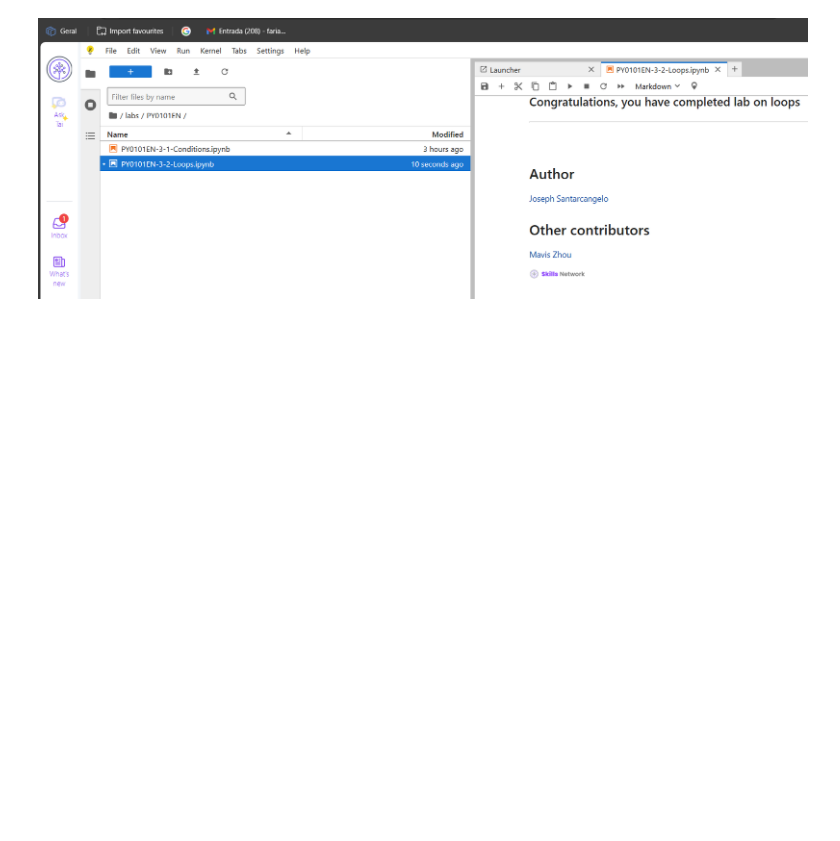
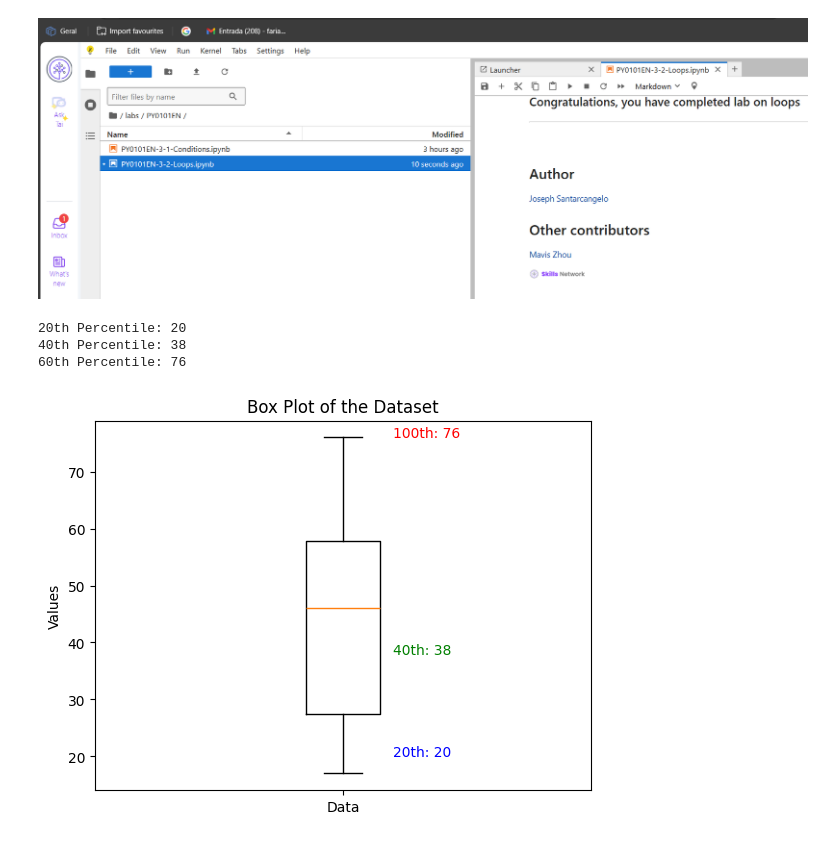
Before and after one commit to murilofarias10/MF-CCTB, a Jupyter notebook: LAB_conditions_and_loops.ipynb, the cells around one changed output. Cells and saved outputs as stored; diff of their text form; code cells hidden in the pictures; blank space fills up the shorter version.

Commit message:
including some others things about Box-and-Whisker Plots

```diff
--- a/LAB_conditions_and_loops.ipynb
+++ b/LAB_conditions_and_loops.ipynb
@@ -296,3 +296,62 @@ print(New)
 ['giraffe', 'gorilla', 'parrots']
 # %% [markdown]
 ![image.png](embedded-picture-1)
+# %%
+import matplotlib.pyplot as plt
+import numpy as np
+
+# Dataset
+data = [17, 20, 30, 38, 54, 55, 66, 76]
+
+# Sort the data to ensure it's in ascending order
+data.sort()
+
+# Function to calculate percentiles based on the given rules
+def calculate_percentile(data, percentile):
+    n = len(data)
+    i = (percentile / 100) * n
+
+    # If the index is not a whole number, round it up
+    if not i.is_integer():
+        i = np.ceil(i)  # Round up to the next whole number
+    else:
+        i = int(i)
+        # If it's a whole number, find the midpoint between the i-th and (i+1)-th values
+        if i < n:
+            return (data[i - 1] + data[i]) / 2
+        else:
+            return data[i - 1]
+
+    # Return the value at the calculated position
+    return data[int(i) - 1]
+
+# Calculate percentiles
+p20 = calculate_percentile(data, 20)
+p40 = calculate_percentile(data, 40)
+p100 = calculate_percentile(data, 100)
+
+# Display the percentiles
+print(f"20th Percentile: {p20}")
+print(f"40th Percentile: {p40}")
+print(f"60th Percentile: {p100}")
+
+# Create the box plot
+plt.boxplot(data)
+
+# Adding titles and labels
+plt.title("Box Plot of the Dataset")
+plt.ylabel("Values")
+plt.xticks([1], ["Data"])  # Only one box for the entire dataset
+
+# Annotate the percentiles on the plot
+plt.text(1.1, p20, f'20th: {p20}', horizontalalignment='left', color='blue')
+plt.text(1.1, p40, f'40th: {p40}', horizontalalignment='left', color='green')
+plt.text(1.1, p100, f'100th: {p100}', horizontalalignment='left', color='red')
+
+# Display the plot
+plt.show()
+# %% [output]
+20th Percentile: 20
+40th Percentile: 38
+60th Percentile: 76
+[figure, added]
```
